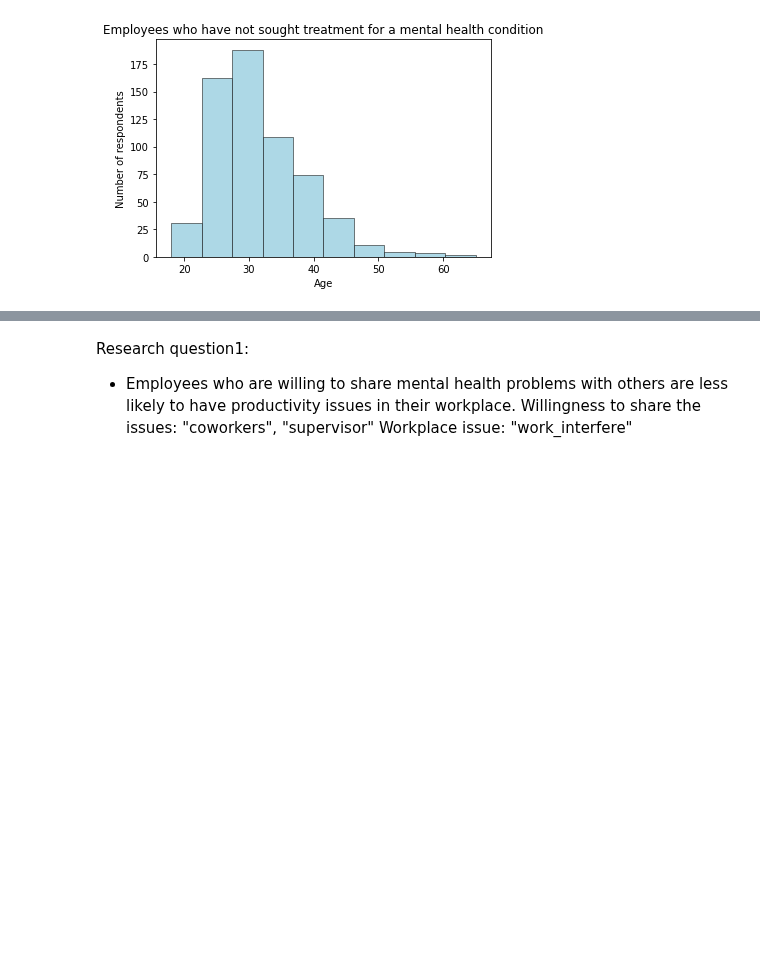
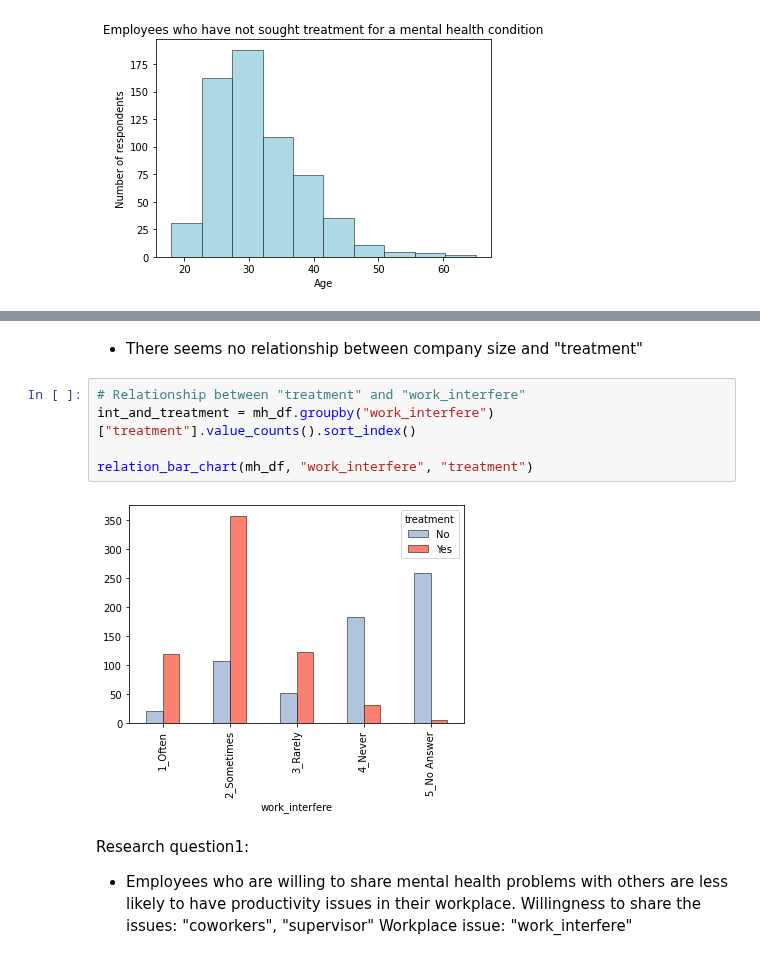
Before and after one commit to ceciliastern/ds_term_project, a Jupyter notebook: Term Project - Mental Health Dataset.ipynb, the cells around one changed output, grey strips where cells are left out. Cells and saved outputs as stored; diff of their text form; blank space fills up the shorter version.

```diff
--- a/Term Project - Mental Health Dataset.ipynb
+++ b/Term Project - Mental Health Dataset.ipynb
@@ -322,3 +317,12 @@ plt.legend(loc="upper left", fontsize=9)
+# %% [markdown]
+- There seems no relationship between company size and "treatment"
+# %%
+# Relationship between "treatment" and "work_interfere"
+int_and_treatment = mh_df.groupby("work_interfere")["treatment"].value_counts().sort_index()
+
+relation_bar_chart(mh_df, "work_interfere", "treatment")
+# %% [output]
+[figure, added]
 # %% [markdown]
 Research question1:
 - Employees who are willing to share mental health problems with others are less likely to have productivity issues in their workplace.
```
Also changed, not shown: parts of 15 cells of this notebook.
